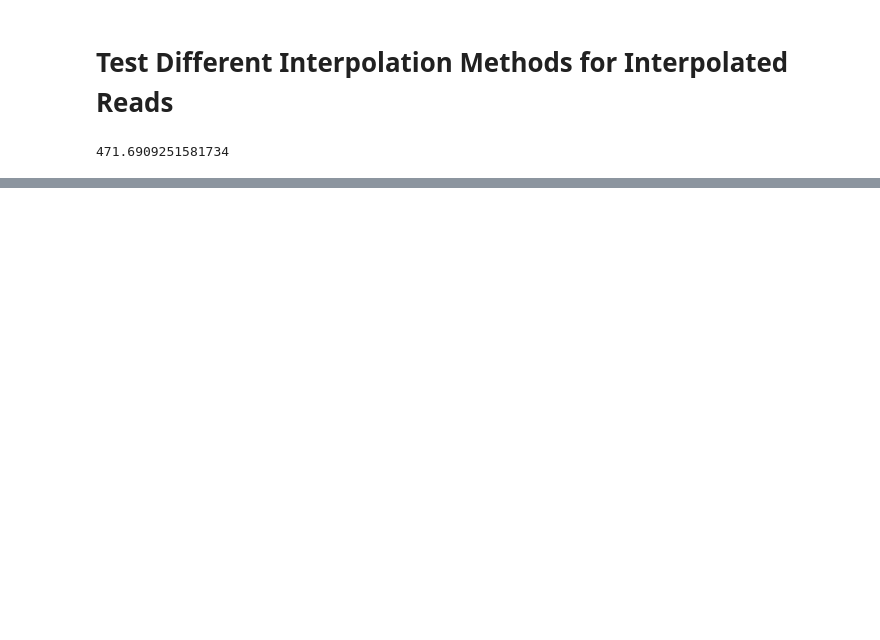
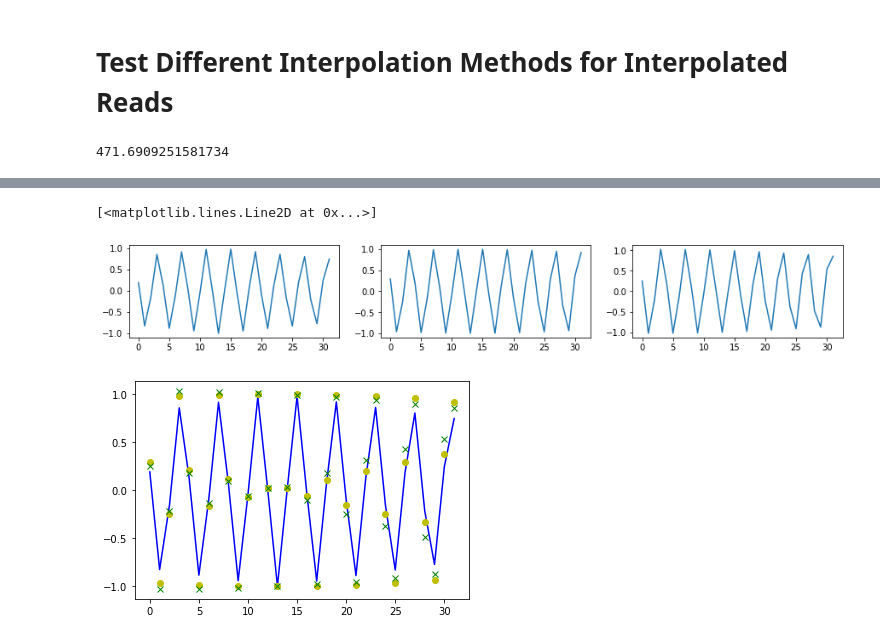
Before and after one commit to steDamiano/pyroadacoustics, a Jupyter notebook: fractional_delay_filters.ipynb, the cells around one changed output, grey strips where cells are left out. Drawn from its saved outputs; the diff is of its cells as text; code cells hidden in the pictures; blank space fills up the shorter version.

```diff
--- a/fractional_delay_filters.ipynb
+++ b/fractional_delay_filters.ipynb
@@ -210,0 +211,16 @@ Text(0.5, 1.0, 'FFT Lagrange Interpolated Signal')
+# %%
+nsamp = 2048
+
+fig, axes = plt.subplots(1,3, figsize = (15,2))
+axes[0].plot(aa[nsamp:nsamp + 32])
+axes[1].plot(bb[nsamp:nsamp + 32])
+axes[2].plot(cc[nsamp:nsamp + 32])
+
+plt.figure()
+plt.plot(aa[nsamp:nsamp + 32], 'b-')
+plt.plot(bb[nsamp:nsamp + 32], 'yo')
+plt.plot(cc[nsamp:nsamp + 32], 'gx')
+# %% [output]
+[<matplotlib.lines.Line2D at 0x...>]
+[figure, added]
+[figure, added]
```
Also changed, not shown: parts of 2 cells of this notebook, 4 other files.
